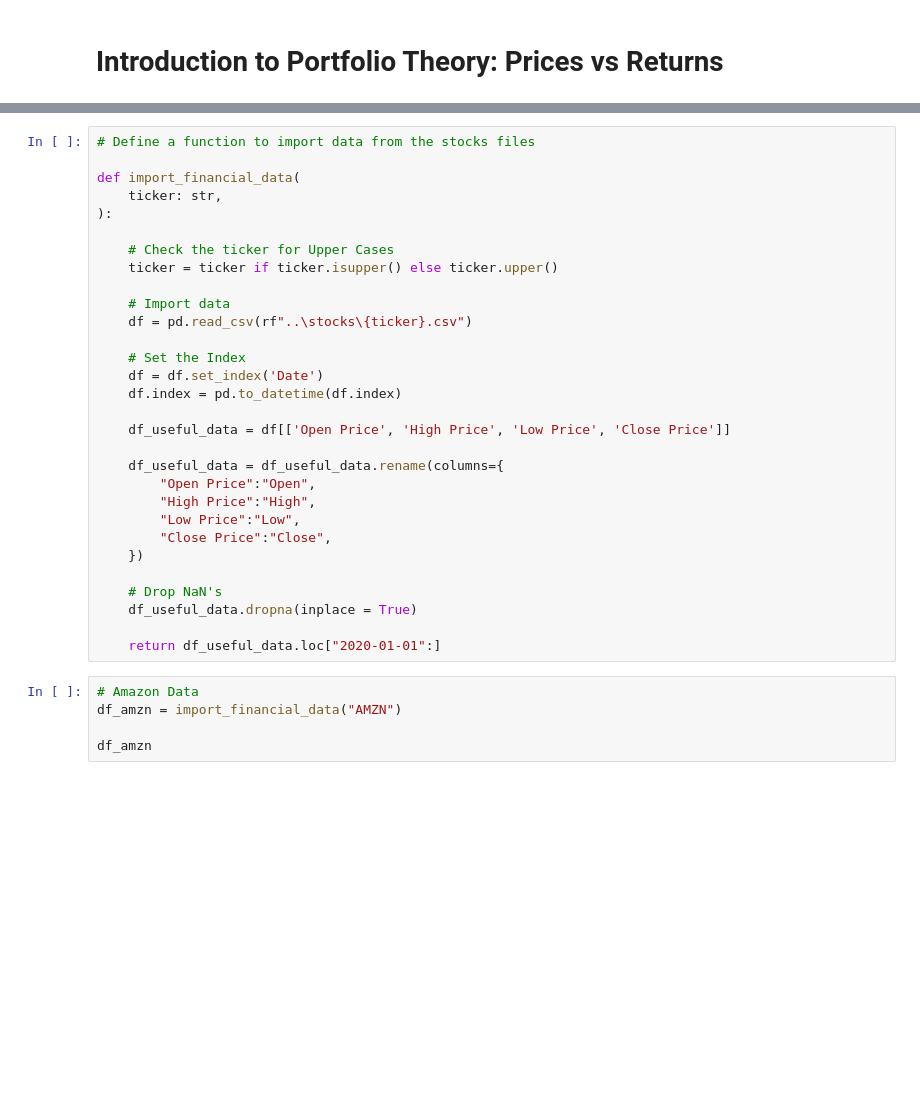
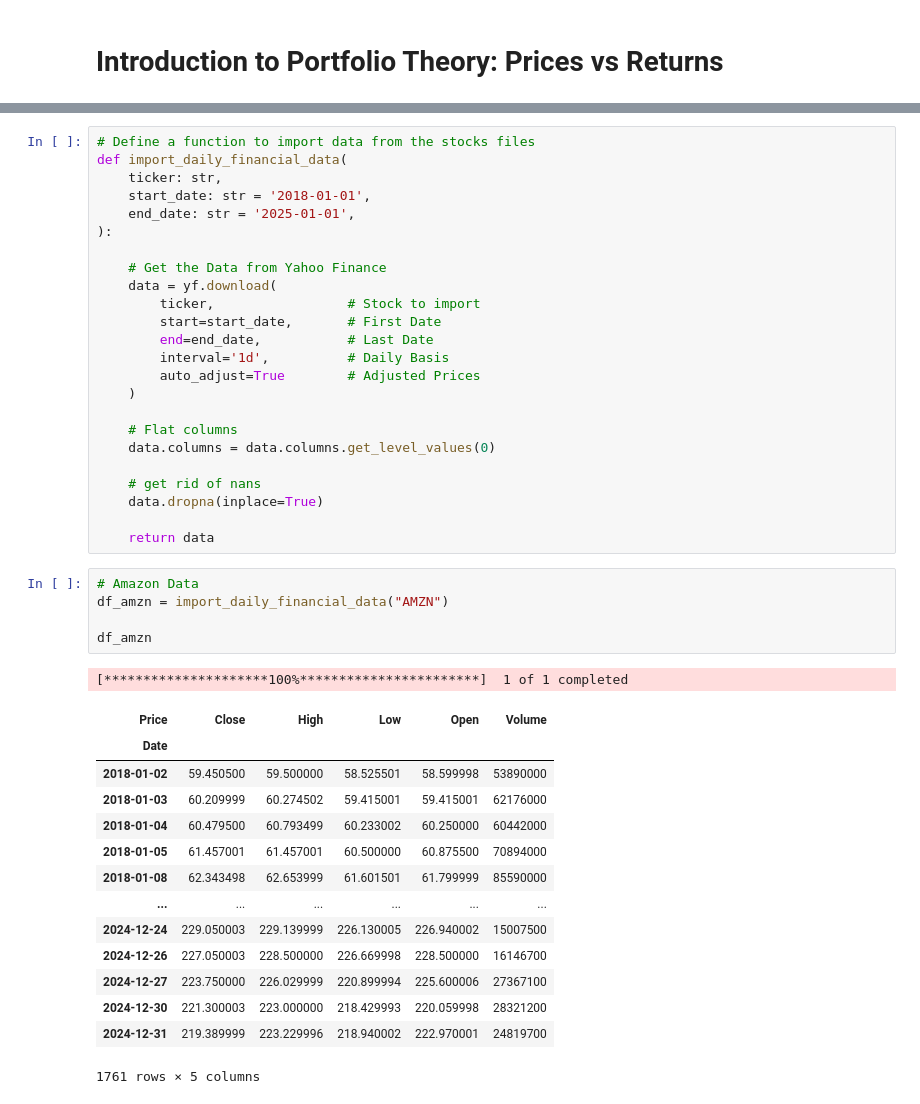
Before and after one commit to dan-the-quant/DTQ-Portfolio_Management_Course, a Jupyter notebook: Module 1 - Introduction/Module1.1.ipynb, the cells around one changed output, grey strips where cells are left out. Saved outputs shown, nothing was run; the diff lists cells and outputs as text; blank space fills up the shorter version.

```diff
--- a/Module 1 - Introduction/Module1.1.ipynb
+++ b/Module 1 - Introduction/Module1.1.ipynb
@@ -20,37 +25,47 @@ import matplotlib.pyplot as plt
 # %%
 # Define a function to import data from the stocks files
-
-def import_financial_data(
+def import_daily_financial_data(
     ticker: str,
+    start_date: str = '2018-01-01',
+    end_date: str = '2025-01-01',
 ):
 
-    # Check the ticker for Upper Cases
-    ticker = ticker if ticker.isupper() else ticker.upper()
+    # Get the Data from Yahoo Finance
+    data = yf.download(
+        ticker,                 # Stock to import
+        start=start_date,       # First Date
+        end=end_date,           # Last Date
+        interval='1d',          # Daily Basis
+        auto_adjust=True        # Adjusted Prices
+    )
 
-    # Import data
-    df = pd.read_csv(rf"..\stocks\{ticker}.csv")
+    # Flat columns
+    data.columns = data.columns.get_level_values(0)
 
-    # Set the Index
-    df = df.set_index('Date')
-    df.index = pd.to_datetime(df.index)
+    # get rid of nans
+    data.dropna(inplace=True)
 
-    df_useful_data = df[['Open Price', 'High Price', 'Low Price', 'Close Price']]
-
-    df_useful_data = df_useful_data.rename(columns={
-        "Open Price":"Open",
-        "High Price":"High",
-        "Low Price":"Low",
-        "Close Price":"Close",
-    })
-
-    # Drop NaN's
-    df_useful_data.dropna(inplace = True)
-
-    return df_useful_data.loc["2020-01-01":]
+    return data
 # %%
 # Amazon Data
-df_amzn = import_financial_data("AMZN")
+df_amzn = import_daily_financial_data("AMZN")
 
 df_amzn
+# %% [output]
+[*********************100%***********************]  1 of 1 completed
+| Price | Close | High | Low | Open | Volume |
+| Date |  |  |  |  |  |
+| 2018-01-02 | 59.450500 | 59.500000 | 58.525501 | 58.599998 | 53890000 |
+| 2018-01-03 | 60.209999 | 60.274502 | 59.415001 | 59.415001 | 62176000 |
+| 2018-01-04 | 60.479500 | 60.793499 | 60.233002 | 60.250000 | 60442000 |
+| 2018-01-05 | 61.457001 | 61.457001 | 60.500000 | 60.875500 | 70894000 |
+| 2018-01-08 | 62.343498 | 62.653999 | 61.601501 | 61.799999 | 85590000 |
+| ... | ... | ... | ... | ... | ... |
+| 2024-12-24 | 229.050003 | 229.139999 | 226.130005 | 226.940002 | 15007500 |
+| 2024-12-26 | 227.050003 | 228.500000 | 226.669998 | 228.500000 | 16146700 |
+| 2024-12-27 | 223.750000 | 226.029999 | 220.899994 | 225.600006 | 27367100 |
+| 2024-12-30 | 221.300003 | 223.000000 | 218.429993 | 220.059998 | 28321200 |
+| 2024-12-31 | 219.389999 | 223.229996 | 218.940002 | 222.970001 | 24819700 |
+1761 rows × 5 columns
 # %%
 # Amazon Data
```
Also changed, not shown: parts of 42 cells of this notebook, 22 other files.
